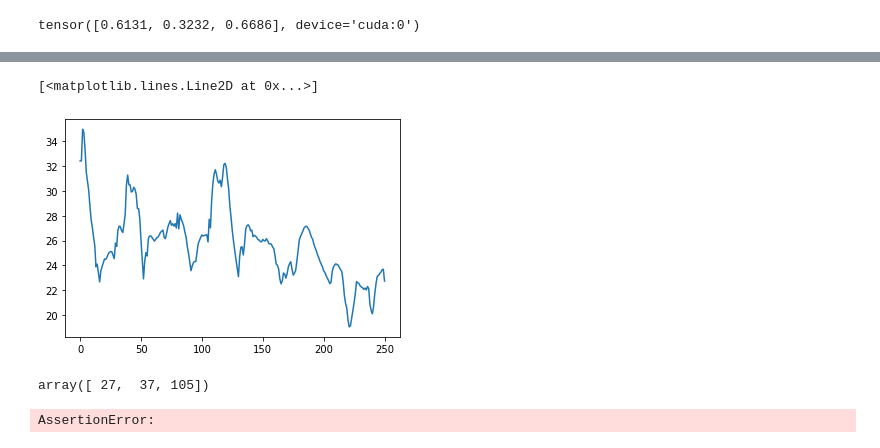
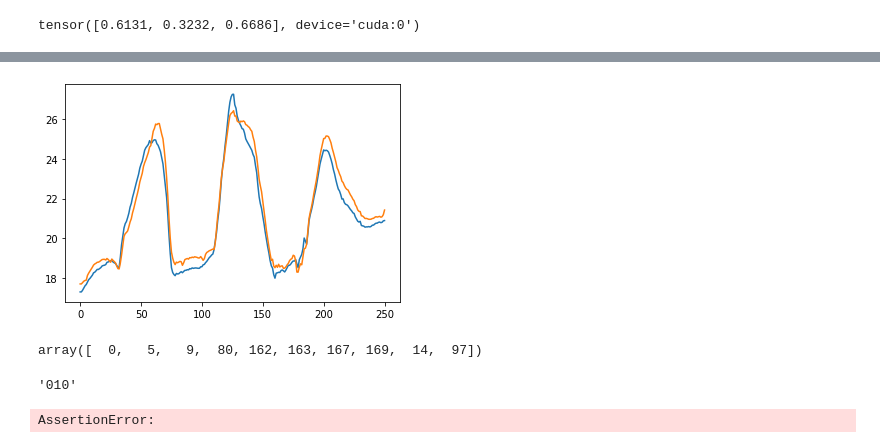
Before and after one commit to NIRVANALAN/nerf-pytorch, a Jupyter notebook: view_analysis.ipynb, the cells around one changed output, grey strips where cells are left out. Cells and saved outputs as stored; diff of their text form; code cells hidden in the pictures.

```diff
--- a/view_analysis.ipynb
+++ b/view_analysis.ipynb
@@ -384,6 +386,7 @@ a=torch.rand(3,5,5)
 # %%
-# psnr_base_np='logs/PIXNERF/SRN/Sparse/noenc/srn_car_train_resnet_6_0_viewasinput_3views_net5/test_psnr_epoch_190000.npy'
-psnr_base_np = 'logs/PIXNERF/SRN/Chairs/srn_chairs_resnet_id0_4vs_enocder/test_psnr_epoch_199999.npy'
-psnr_4views = np.load(psnr_base_np)
-psnr_4views.mean()
+# encoder_3views_psnr_path='logs/PIXNERF/SRN/Sparse/enc/srn_car_train_resnet_6_0_viewasinput_3views_net5_setviews_decoder_trainobjs20_mlp_render/test_psnr_epoch_199999.npy'
+import matplotlib.pyplot  as plt
+psnr_path = 'logs/PIXNERF/9views_viewdirs_raw__id0_instance_1_srn_car_traintest_resnet_6_0_viewasinput/test_psnr_epoch_010001.npy'
+psnr=np.load(psnr_path)
+psnr.mean()
 # %% [output]
@@ -403,11 +394,3 @@ plt.plot(list(range(encoder_3views_psnr.shape[0])), encoder_3views_psnr)
-# %%
-plt.plot(list(range(psnr_5views.shape[0])), psnr_5views)
-# %% [output]
-[<matplotlib.lines.Line2D at 0x...>]
-[figure, removed]
-# %%
-# train_idxs = np.linspace(0,train_imgs.shape[0],3,False,dtype=int)
-train_idxs = np.array([27,37,105])
-train_idxs
-# %% [output]
-array([ 27,  37, 105])
+# %%
+psnr_path2 = 'logs/PIXNERF/9_viewdirs_id0_instance_1_inversion_baseline_Mar_06_21_47/test_psnr_epoch_018000.npy'
+psnr2=np.load(psnr_path2)
@@ -414,3 +400,19 @@ array([ 27,  37, 105])
+# %%
+plt.plot(list(range(psnr.shape[0])), psnr)[0]
+plt.plot(list(range(psnr.shape[0])), psnr2)[0]
+# plt.plot(list(range(psnr.shape[0])), psnr3)[0]
+plt.show()
+# %% [output]
+[figure, added]
+# %%
+np.argsort(psnr)[:50][::5]
+# %% [output]
+array([  0,   5,   9,  80, 162, 163, 167, 169,  14,  97])
+# %%
+# fig.figure.savefig('test.png')
+'{:03}'.format(10)
+# %% [output]
+'010'
 # %%
 dtu_datadir = '/mnt/lustre/yslan/Repo/NVS/Projects/volume_rendering/srn_dataset/cars'
 train_set, train_test = get_split_dataset(
```
Also changed, not shown: parts of 19 cells of this notebook, 1 other file.
